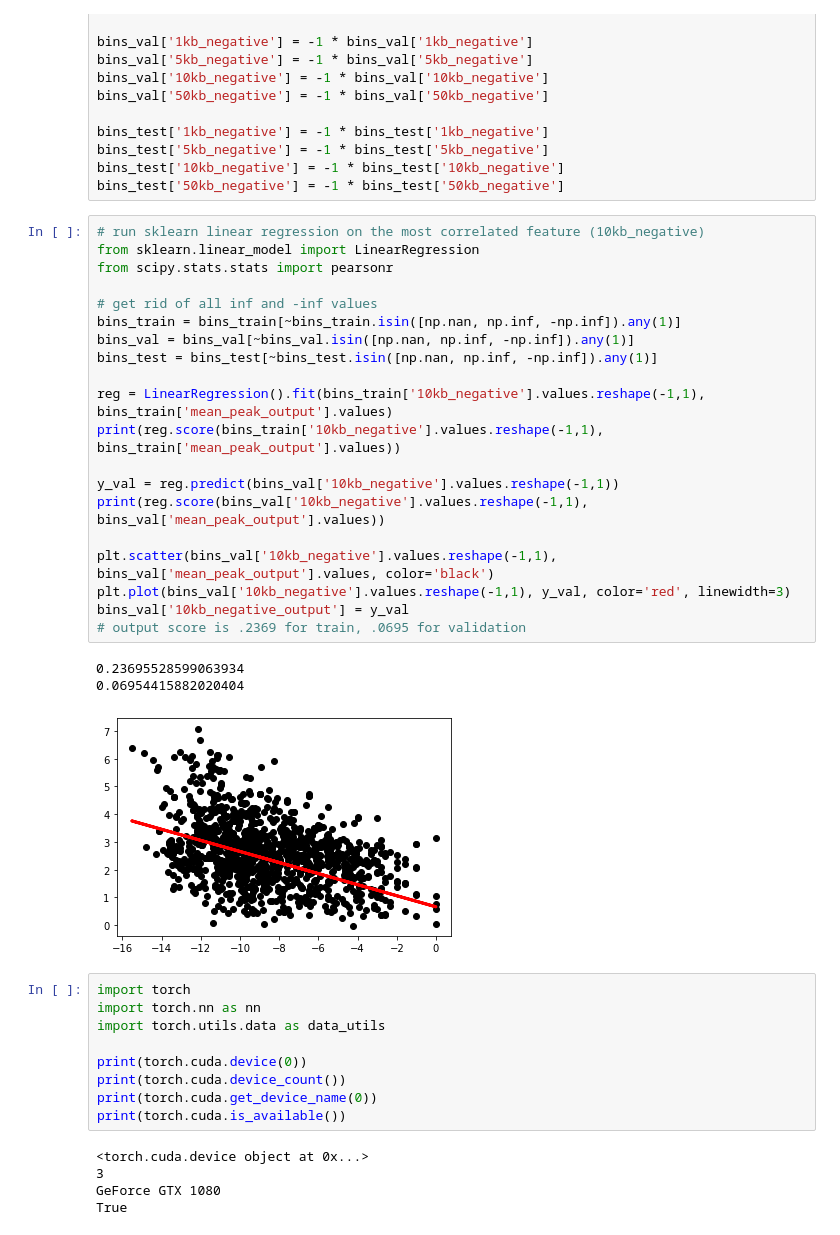
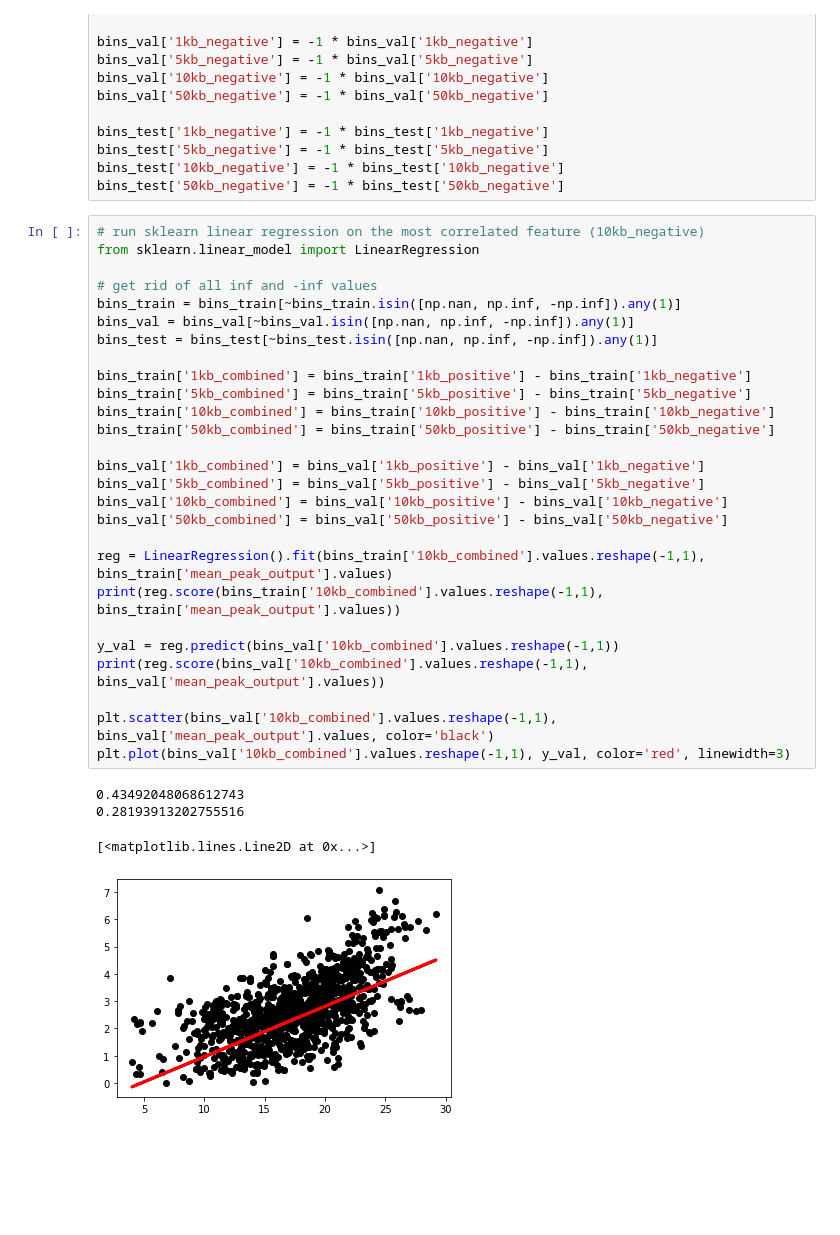
Before and after one commit to jjwang01/proseq, a Jupyter notebook: tensorflow_fc.ipynb, the cells around one changed output. Cells and saved outputs as stored; diff of their text form; blank space fills up the shorter version.

```diff
--- a/fullyconnected.ipynb
+++ b/tensorflow_fc.ipynb
@@ -53,39 +51,33 @@ bins_test['50kb_negative'] = -1 * bins_test['50kb_negative']
 # %%
 # run sklearn linear regression on the most correlated feature (10kb_negative)
 from sklearn.linear_model import LinearRegression
-from scipy.stats.stats import pearsonr
 
 # get rid of all inf and -inf values
 bins_train = bins_train[~bins_train.isin([np.nan, np.inf, -np.inf]).any(1)]
 bins_val = bins_val[~bins_val.isin([np.nan, np.inf, -np.inf]).any(1)]
 bins_test = bins_test[~bins_test.isin([np.nan, np.inf, -np.inf]).any(1)]
 
-reg = LinearRegression().fit(bins_train['10kb_negative'].values.reshape(-1,1), bins_train['mean_peak_output'].values)
-print(reg.score(bins_train['10kb_negative'].values.reshape(-1,1), bins_train['mean_peak_output'].values))
+bins_train['1kb_combined'] = bins_train['1kb_positive'] - bins_train['1kb_negative']
+bins_train['5kb_combined'] = bins_train['5kb_positive'] - bins_train['5kb_negative']
+bins_train['10kb_combined'] = bins_train['10kb_positive'] - bins_train['10kb_negative']
+bins_train['50kb_combined'] = bins_train['50kb_positive'] - bins_train['50kb_negative']
 
-y_val = reg.predict(bins_val['10kb_negative'].values.reshape(-1,1))
-print(reg.score(bins_val['10kb_negative'].values.reshape(-1,1), bins_val['mean_peak_output'].values))
+bins_val['1kb_combined'] = bins_val['1kb_positive'] - bins_val['1kb_negative']
+bins_val['5kb_combined'] = bins_val['5kb_positive'] - bins_val['5kb_negative']
+bins_val['10kb_combined'] = bins_val['10kb_positive'] - bins_val['10kb_negative']
+bins_val['50kb_combined'] = bins_val['50kb_positive'] - bins_val['50kb_negative']
 
-plt.scatter(bins_val['10kb_negative'].values.reshape(-1,1), bins_val['mean_peak_output'].values, color='black')
-plt.plot(bins_val['10kb_negative'].values.reshape(-1,1), y_val, color='red', linewidth=3)
-bins_val['10kb_negative_output'] = y_val
-# output score is .2369 for train, .0695 for validation
+reg = LinearRegression().fit(bins_train['10kb_combined'].values.reshape(-1,1), bins_train['mean_peak_output'].values)
+print(reg.score(bins_train['10kb_combined'].values.reshape(-1,1), bins_train['mean_peak_output'].values))
+
+y_val = reg.predict(bins_val['10kb_combined'].values.reshape(-1,1))
+print(reg.score(bins_val['10kb_combined'].values.reshape(-1,1), bins_val['mean_peak_output'].values))
+
+plt.scatter(bins_val['10kb_combined'].values.reshape(-1,1), bins_val['mean_peak_output'].values, color='black')
+plt.plot(bins_val['10kb_combined'].values.reshape(-1,1), y_val, color='red', linewidth=3)
 # %% [output]
-0.23695528599063934
-0.06954415882020404
+0.43492048068612743
+0.28193913202755516
+[<matplotlib.lines.Line2D at 0x...>]
-[figure, old version]
+[figure, new version]
-# %%
-import torch
-import torch.nn as nn
-import torch.utils.data as data_utils
-
-print(torch.cuda.device(0))
-print(torch.cuda.device_count())
-print(torch.cuda.get_device_name(0))
-print(torch.cuda.is_available())
-# %% [output]
-<torch.cuda.device object at 0x...>
-3
-GeForce GTX 1080
-True
 # %%
```
Also changed, not shown: parts of 7 cells of this notebook, 2 other files.
